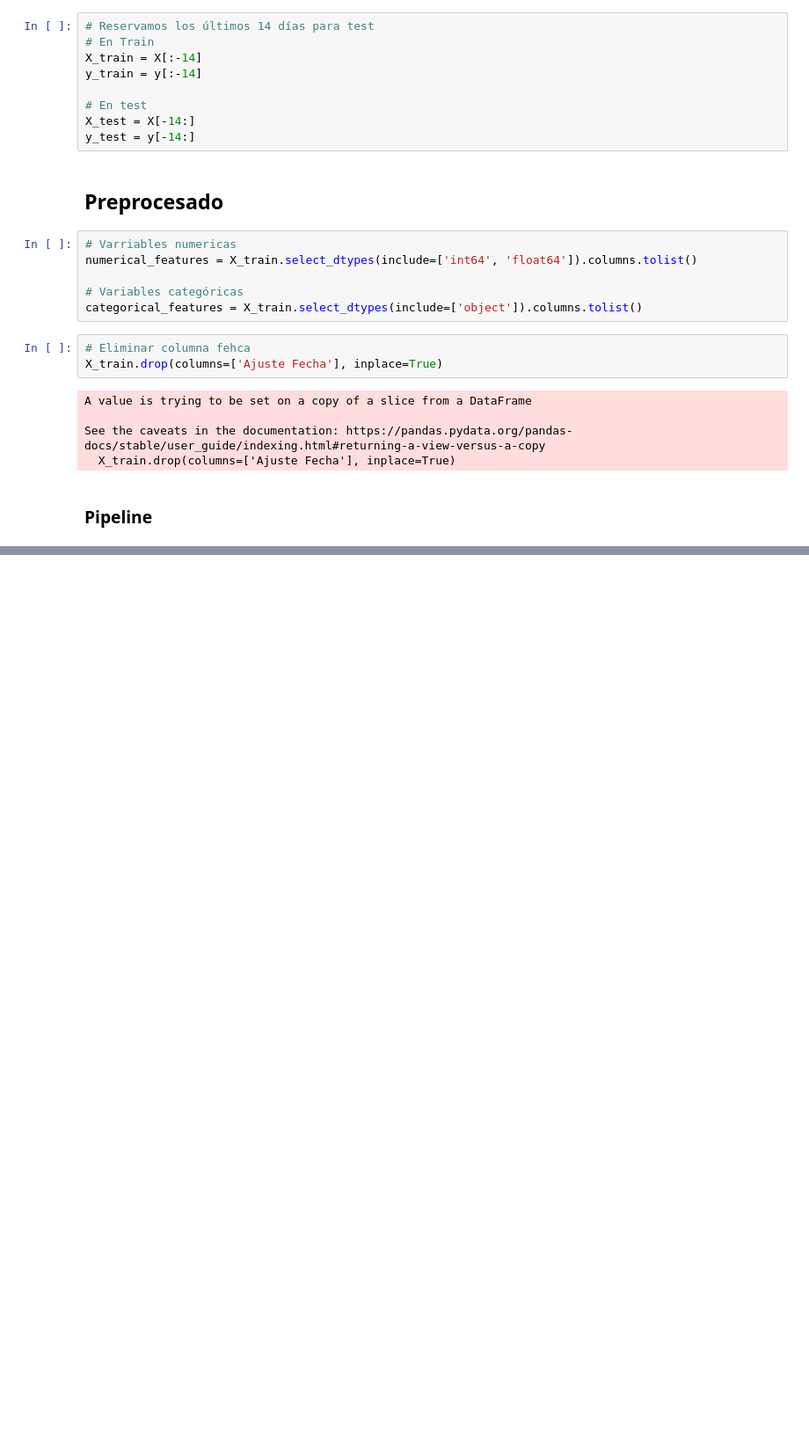
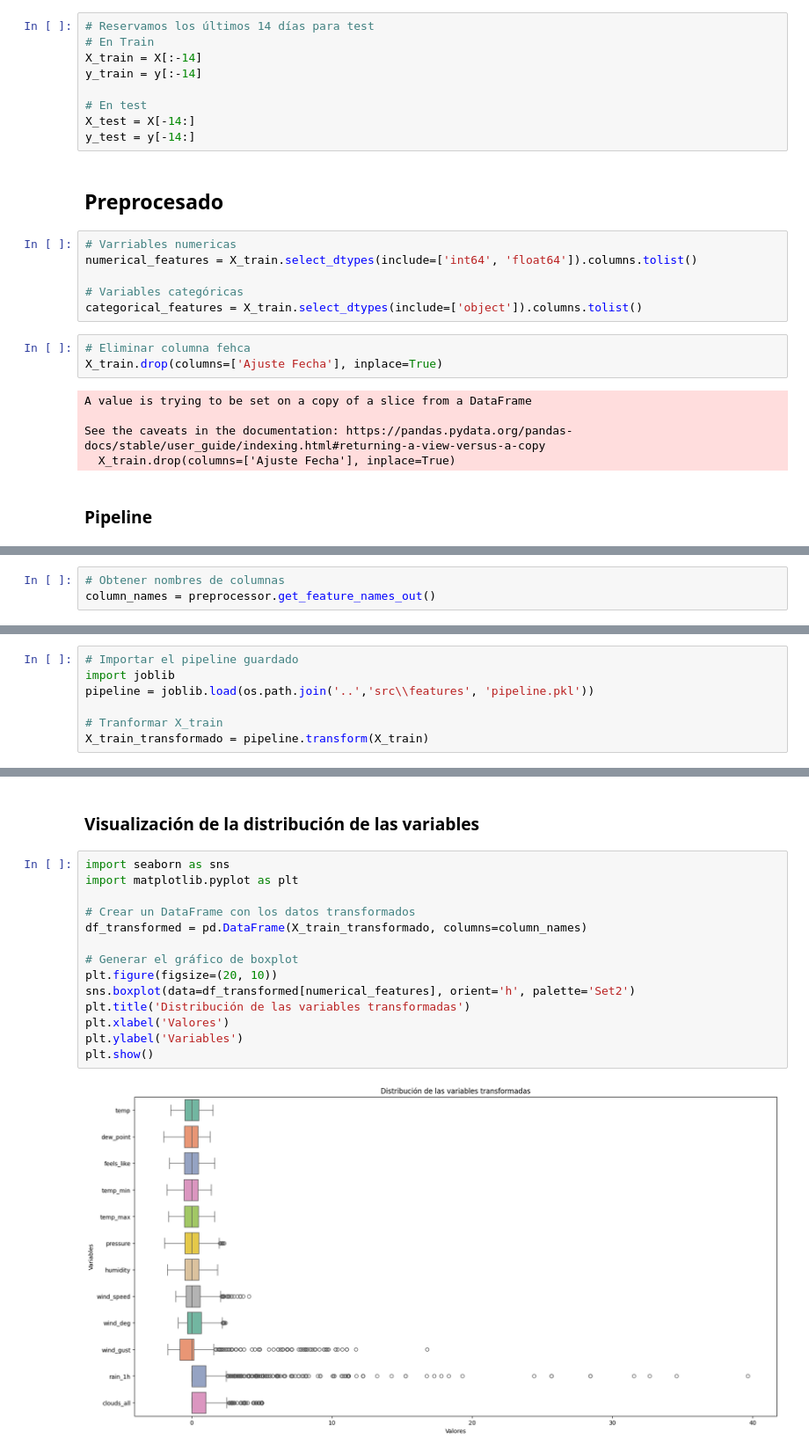
Before and after one commit to LucasGauto/Helados, a Jupyter notebook: notebooks/preprocess.ipynb, the cells around one changed output, grey strips where cells are left out. Shown at 88% size. Cells and saved outputs as stored; diff of their text form; blank space fills up the shorter version.

```diff
--- a/notebooks/preprocess.ipynb
+++ b/notebooks/preprocess.ipynb
@@ -174,2 +126,5 @@ ModuleNotFoundError: No module named 'src'
+# %%
+# Obtener nombres de columnas
+column_names = preprocessor.get_feature_names_out()
 # %%
 # Guardar pipeline
@@ -177,0 +135,7 @@ joblib.dump(pipeline, os.path.join('..',DATA_PREPROCESSED, 'pipeline.pkl'))
+# %%
+# Importar el pipeline guardado
+import joblib
+pipeline = joblib.load(os.path.join('..','src\\features', 'pipeline.pkl'))
+
+# Tranformar X_train
+X_train_transformado = pipeline.transform(X_train)
@@ -177,0 +178,18 @@ joblib.dump(pipeline, os.path.join('..',DATA_PREPROCESSED, 'pipeline.pkl'))
+# %% [markdown]
+### Visualización de la distribución de las variables
+# %%
+import seaborn as sns
+import matplotlib.pyplot as plt
+
+# Crear un DataFrame con los datos transformados
+df_transformed = pd.DataFrame(X_train_transformado, columns=column_names)
+
+# Generar el gráfico de boxplot
+plt.figure(figsize=(20, 10))
+sns.boxplot(data=df_transformed[numerical_features], orient='h', palette='Set2')
+plt.title('Distribución de las variables transformadas')
+plt.xlabel('Valores')
+plt.ylabel('Variables')
+plt.show()
+# %% [output]
+[figure, added]
```
Also changed, not shown: parts of 22 cells of this notebook, 9 other files.
